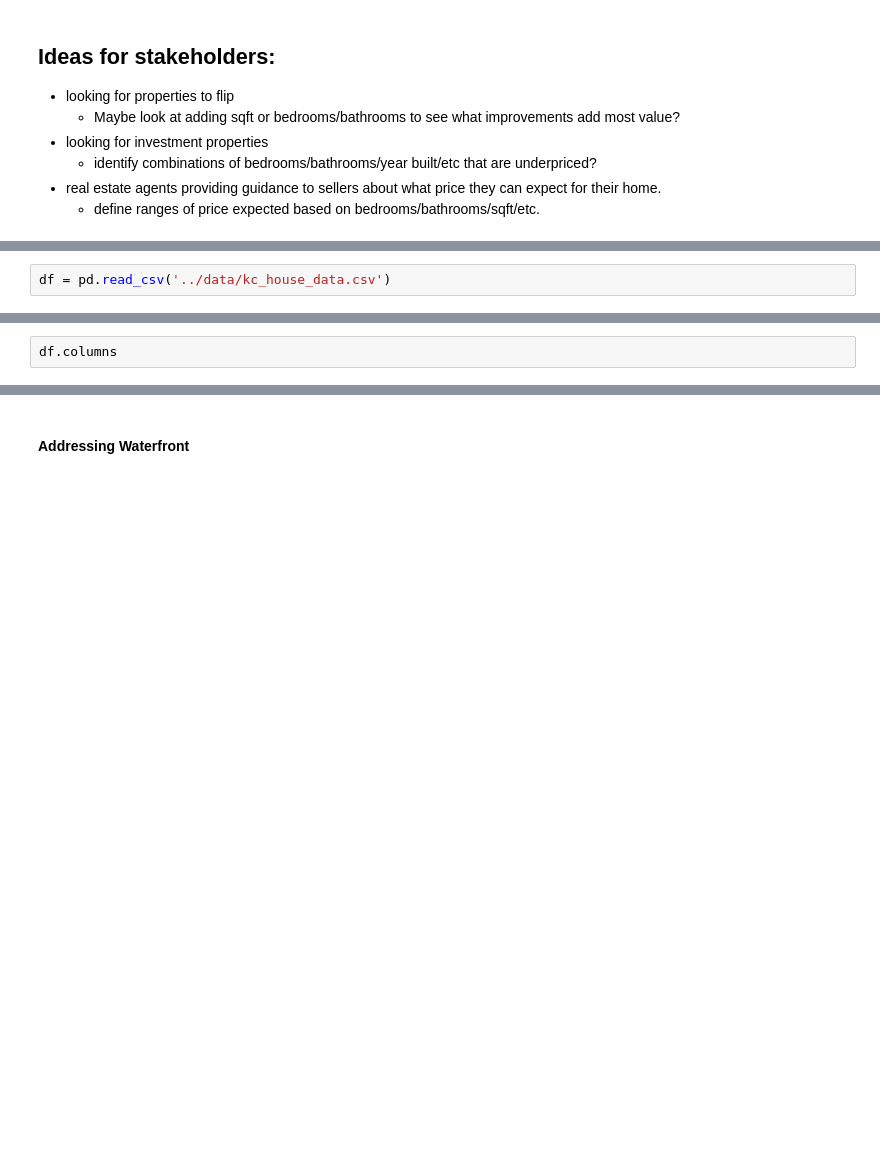
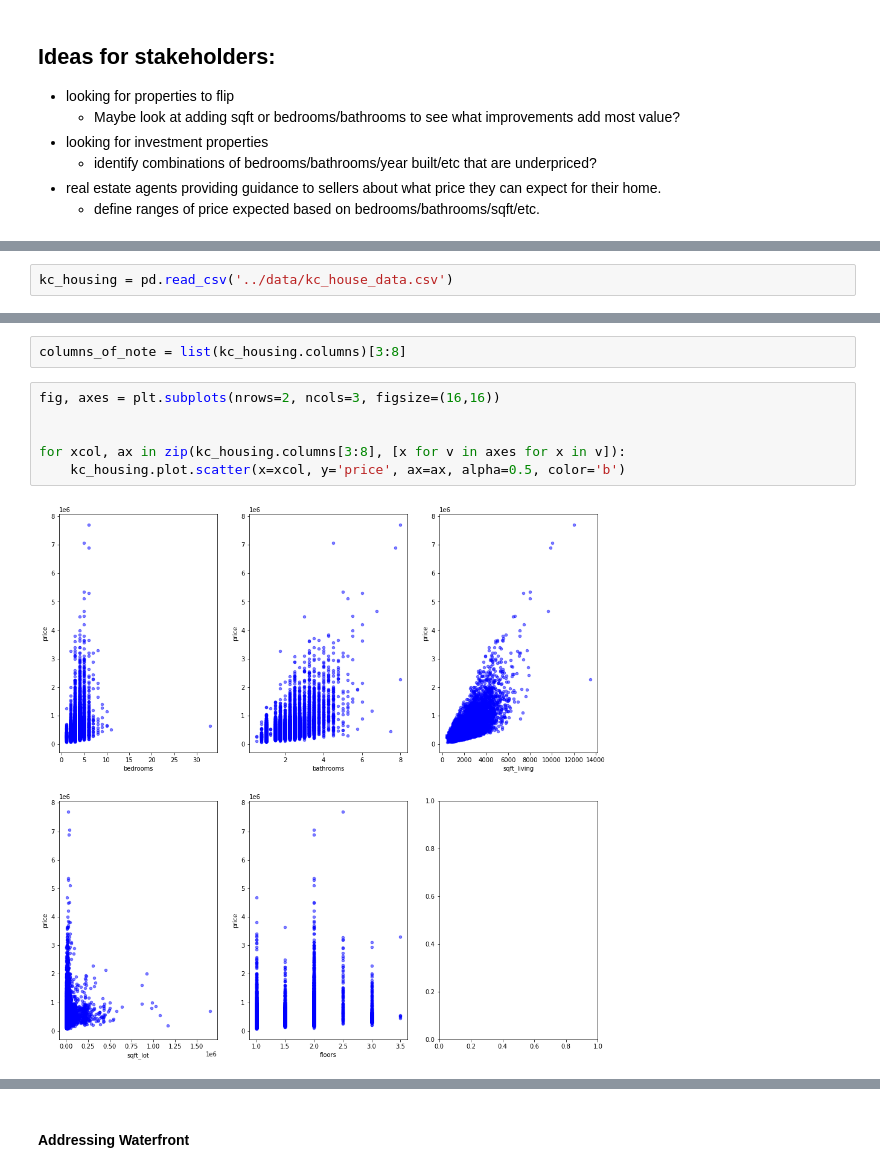
Before and after one commit to ThomasHChapman/P2-SeattleHousing, a Jupyter notebook: working_notebooks/tom_working.ipynb, the cells around one changed output, grey strips where cells are left out. Drawn from its saved outputs; the diff is of its cells as text; blank space fills up the shorter version.

```diff
--- a/working_notebooks/tom_working.ipynb
+++ b/working_notebooks/tom_working.ipynb
@@ -58,3 +98,3 @@ from sklearn.model_selection import train_test_split
 # %%
-df = pd.read_csv('../data/kc_house_data.csv')
+kc_housing = pd.read_csv('../data/kc_house_data.csv')
 # %%
@@ -64,2 +116,10 @@ df.describe()
-# %%
-df.columns
+# %%
+columns_of_note = list(kc_housing.columns)[3:8]
+# %%
+fig, axes = plt.subplots(nrows=2, ncols=3, figsize=(16,16))
+
+
+for xcol, ax in zip(kc_housing.columns[3:8], [x for v in axes for x in v]):
+    kc_housing.plot.scatter(x=xcol, y='price', ax=ax, alpha=0.5, color='b')
+# %% [output]
+[figure, added]
```
Also changed, not shown: parts of 61 cells of this notebook.
